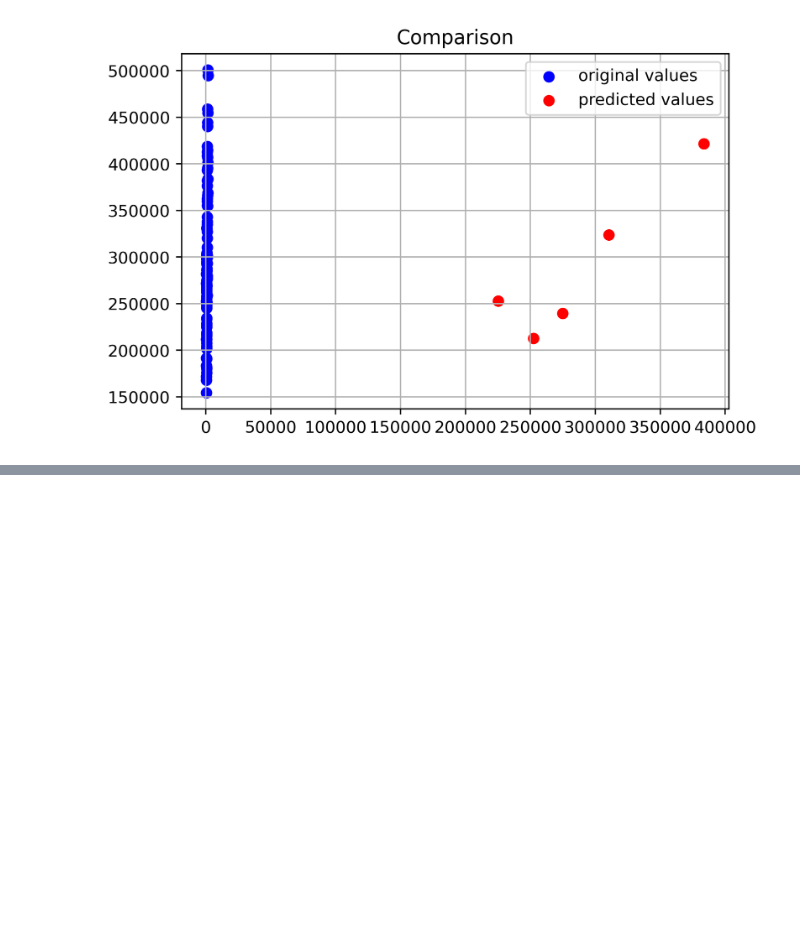
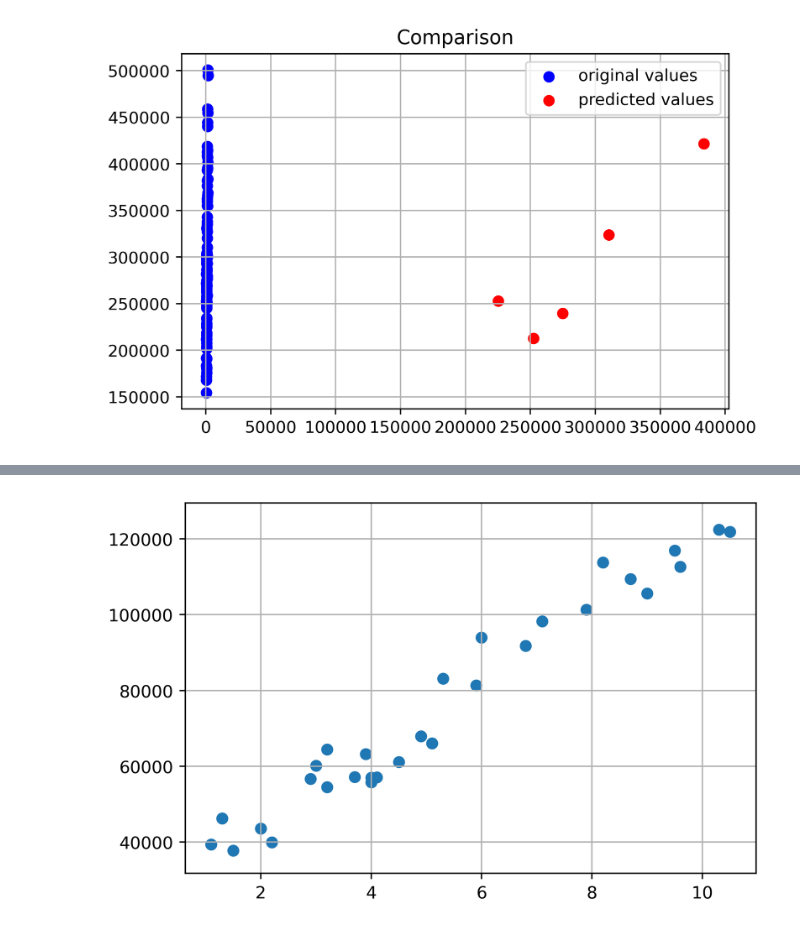
Before and after one commit to Nikkuchan/AIDA1_Wagler, a Jupyter notebook: 58089_LabNo04_Wagler/58089_LabNo04_Wagler.ipynb, the cells around one changed output, grey strips where cells are left out. Drawn from its saved outputs; the diff is of its cells as text; code cells hidden in the pictures; blank space fills up the shorter version.

```diff
--- a/58089_LabNo04_Wagler/58089_LabNo04_Wagler.ipynb
+++ b/58089_LabNo04_Wagler/58089_LabNo04_Wagler.ipynb
@@ -182,0 +364,7 @@ regressor.visualize(X_test, y_train)
+# %%
+X1 = pd.read_csv("/content/Salary_Data.csv")
+y = X1['Salary'].to_numpy()
+X = X1.drop('Salary', axis=1).to_numpy()
+X = X.reshape(1,-1)
+# %%
+regressor = LinearRegression_Simple()
@@ -182,0 +381,3 @@ regressor.visualize(X_test, y_train)
+# %%
+regressor.train(X,y)
+regressor.model_
@@ -182,0 +418,4 @@ regressor.visualize(X_test, y_train)
+# %%
+regressor.visualize()
+# %% [output]
+[figure, added]
```
Also changed, not shown: parts of 26 cells of this notebook.
